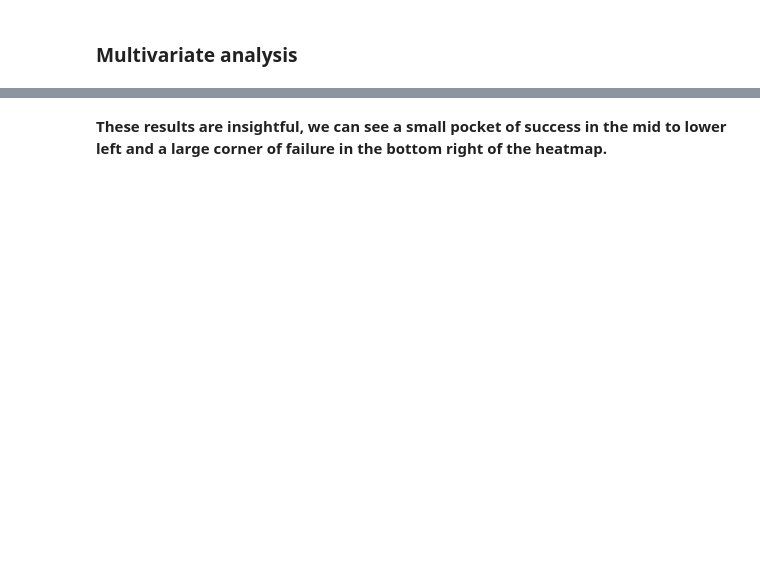
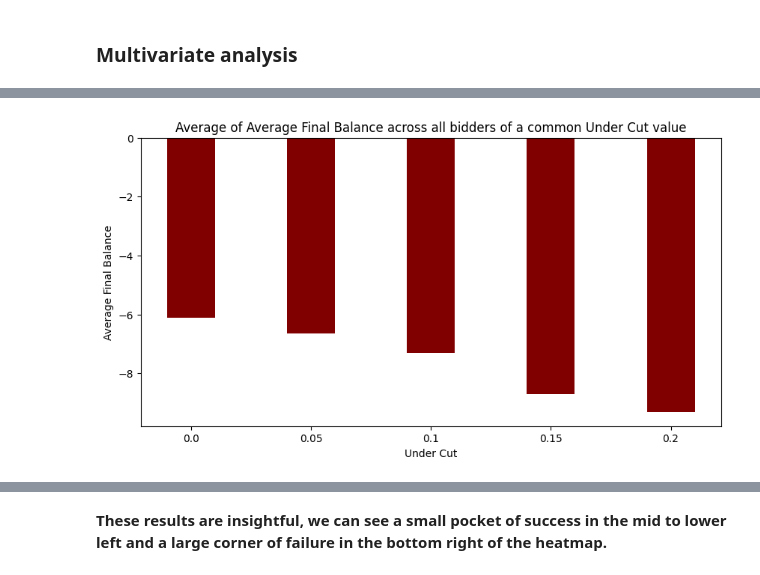
Before and after one commit to cbwright11/second-price-auction, a Jupyter notebook: Experiments.ipynb, the cells around one changed output, grey strips where cells are left out. Cells and saved outputs as stored; diff of their text form; code cells hidden in the pictures; blank space fills up the shorter version.

```diff
--- a/Experiments.ipynb
+++ b/Experiments.ipynb
@@ -255,0 +240,13 @@ This idea won't work as I'm picturing it because the bidders' attributes were cr
+# %%
+under_cut_values = list(df_bidders.groupby(["under_cut"])["average_final_balance"].mean().index)
+undercut_strings = [str(uc_value) for uc_value in under_cut_values]
+AFB_values = list(df_bidders.groupby(["under_cut"])["average_final_balance"].mean().values)
+
+fig = plt.figure(figsize = (10, 5))
+
+plt.bar(undercut_strings, AFB_values, color="Maroon", width=0.4)
+plt.xlabel("Under Cut")
+plt.ylabel("Average Final Balance")
+plt.title("Average of Average Final Balance across all bidders of a common Under Cut value");
+# %% [output]
+[figure, added]
```
Also changed, not shown: parts of 30 cells of this notebook, 1 other file.
